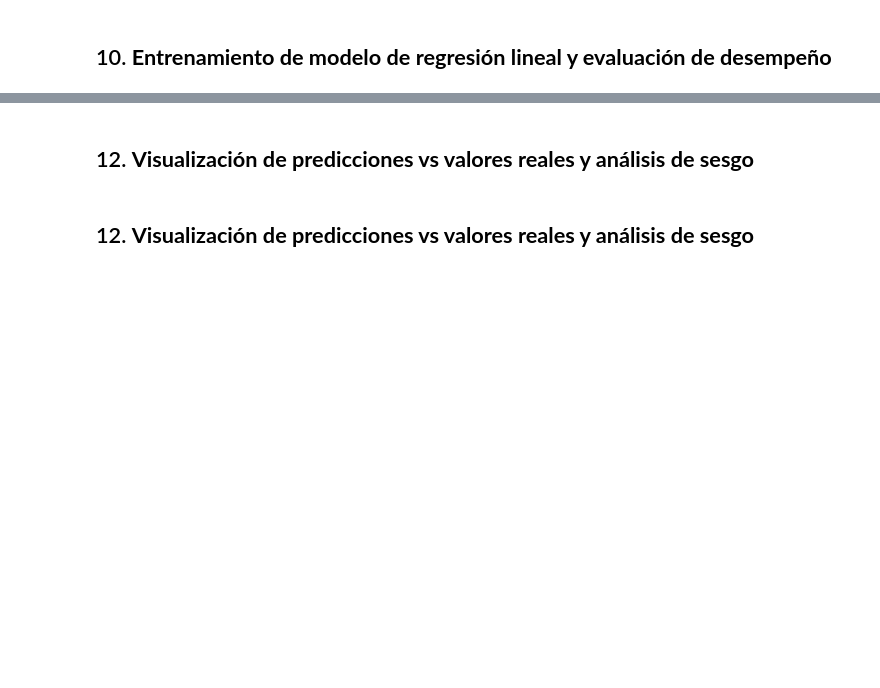
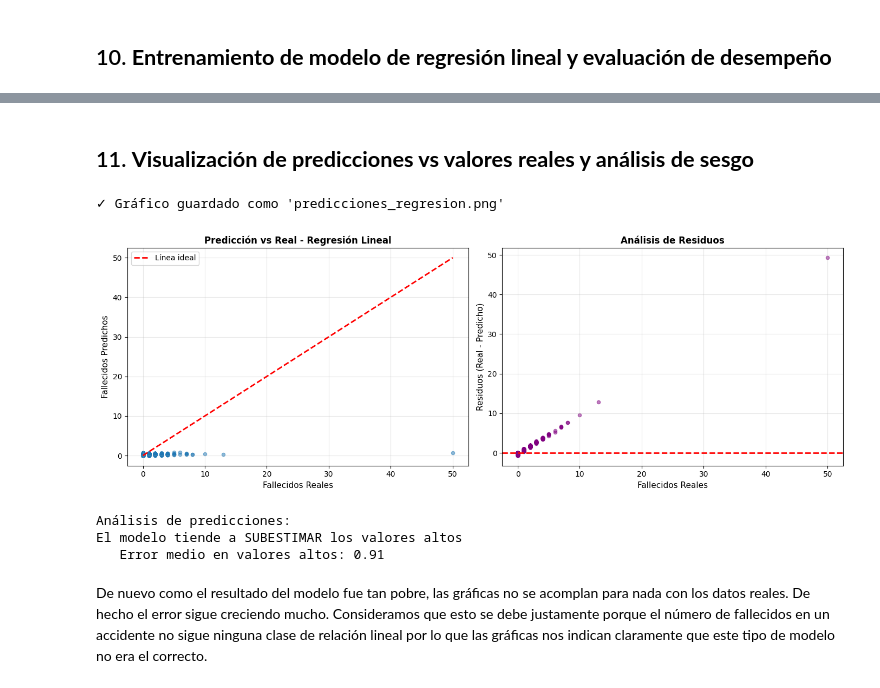
Before and after one commit to JosueSay/labs-ds, a Jupyter notebook: lab9/notebooks/lab9.ipynb, the cells around one changed output, grey strips where cells are left out. Saved outputs shown, nothing was run; the diff lists cells and outputs as text; code cells hidden in the pictures; blank space fills up the shorter version.

```diff
--- a/lab9/notebooks/lab9.ipynb
+++ b/lab9/notebooks/lab9.ipynb
@@ -950,4 +1145,53 @@ train: 54026  test: 22733
 # %% [markdown]
-## 12. **Visualización de predicciones vs valores reales y análisis de sesgo**
+## 11. **Visualización de predicciones vs valores reales y análisis de sesgo**
-# %% [markdown]
-## 12. **Visualización de predicciones vs valores reales y análisis de sesgo**
+# %%
+# Convertir a Pandas para graficar
+pred_pandas = predicciones_reg.select("fallecidos", "fallecidos_pred").toPandas()
+
+# Crear figura con subplots
+fig, axes = plt.subplots(1, 2, figsize=(14, 5))
+
+# Gráfico 1: Scatter plot
+axes[0].scatter(pred_pandas['fallecidos'], pred_pandas['fallecidos_pred'], alpha=0.5, s=20)
+axes[0].plot([pred_pandas['fallecidos'].min(), pred_pandas['fallecidos'].max()],
+             [pred_pandas['fallecidos'].min(), pred_pandas['fallecidos'].max()],
+             'r--', lw=2, label='Línea ideal')
+axes[0].set_xlabel('Fallecidos Reales', fontsize=11)
+axes[0].set_ylabel('Fallecidos Predichos', fontsize=11)
+axes[0].set_title('Predicción vs Real - Regresión Lineal', fontsize=12, fontweight='bold')
+axes[0].legend()
+axes[0].grid(True, alpha=0.3)
+
+# Gráfico 2: Residuos
+residuos = pred_pandas['fallecidos'] - pred_pandas['fallecidos_pred']
+axes[1].scatter(pred_pandas['fallecidos'], residuos, alpha=0.5, s=20, color='purple')
+axes[1].axhline(y=0, color='r', linestyle='--', lw=2)
+axes[1].set_xlabel('Fallecidos Reales', fontsize=11)
+axes[1].set_ylabel('Residuos (Real - Predicho)', fontsize=11)
+axes[1].set_title('Análisis de Residuos', fontsize=12, fontweight='bold')
+axes[1].grid(True, alpha=0.3)
+
+plt.tight_layout()
+plt.savefig('predicciones_regresion.png', dpi=150, bbox_inches='tight')
+print("✓ Gráfico guardado como 'predicciones_regresion.png'")
+plt.show()
+
+# Análisis de subestimación/sobreestimación
+print("Análisis de predicciones:")
+valores_altos = pred_pandas[pred_pandas['fallecidos'] > pred_pandas['fallecidos'].quantile(0.75)]
+error_medio_altos = (valores_altos['fallecidos'] - valores_altos['fallecidos_pred']).mean()
+
+if error_medio_altos > 0:
+    print("El modelo tiende a SUBESTIMAR los valores altos")
+    print(f"   Error medio en valores altos: {error_medio_altos:.2f}")
+else:
+    print("El modelo tiende a SOBREESTIMAR los valores altos")
+    print(f"   Error medio en valores altos: {error_medio_altos:.2f}")
+# %% [output]
+✓ Gráfico guardado como 'predicciones_regresion.png'
+[figure, added]
+Análisis de predicciones:
+El modelo tiende a SUBESTIMAR los valores altos
+   Error medio en valores altos: 0.91
+# %% [markdown]
+De nuevo como el resultado del modelo fue tan pobre, las gráficas no se acomplan para nada con los datos reales. De hecho el error sigue creciendo mucho. Consideramos que esto se debe justamente porque el número de fallecidos en un accidente no sigue ninguna clase de relación lineal por lo que las gráficas nos indican claramente que este tipo de modelo no era el correcto.
```
Also changed, not shown: parts of 14 cells of this notebook.
